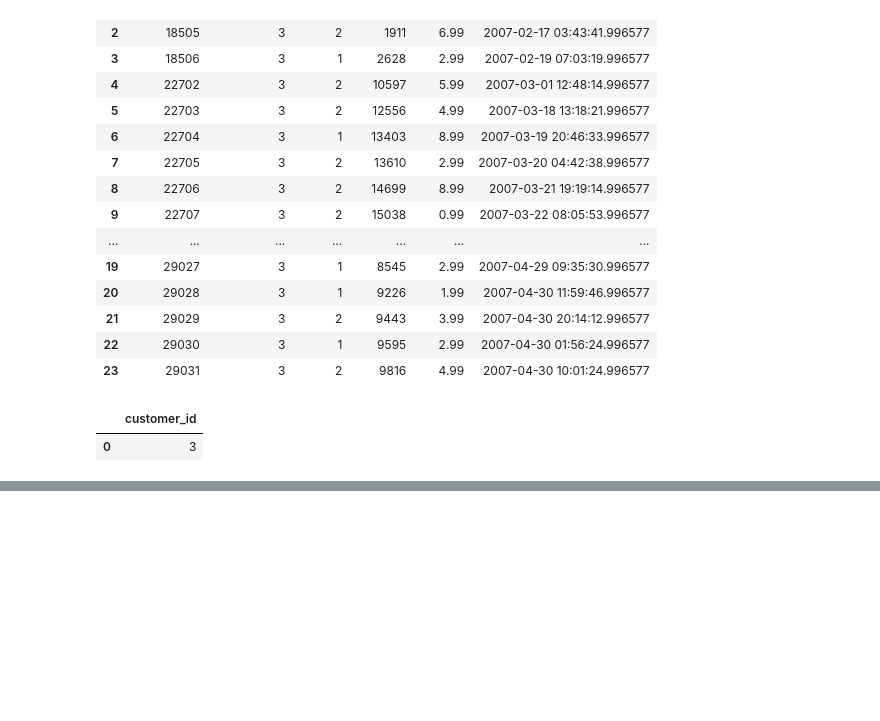
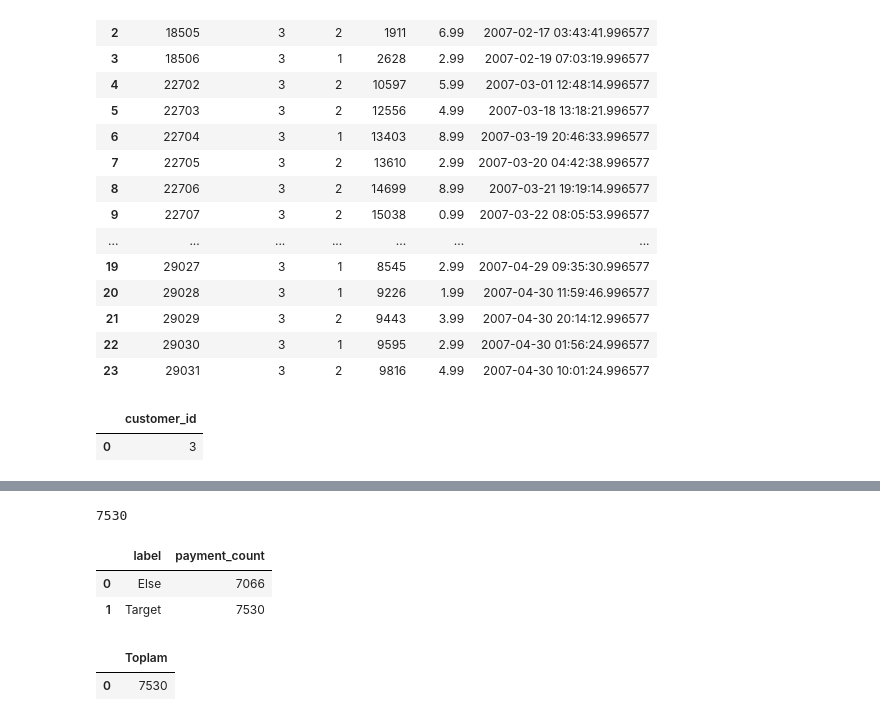
Before and after one commit to bayraktarengin/eurotech_ds, a Jupyter notebook: dvd.ipynb, the cells around one changed output, grey strips where cells are left out. Drawn from its saved outputs; the diff is of its cells as text; code cells hidden in the pictures; blank space fills up the shorter version.

```diff
--- a/dvd.ipynb
+++ b/dvd.ipynb
@@ -959,0 +1003,53 @@ sqldf(q)
+# %%
+payment["amount"].apply(lambda x: 1 if 0.5<x<4 else 0).sum()
+# %% [output]
+7530
+# %%
+q = """
+
+
+SELECT
+CASE
+WHEN amount BETWEEN 0.5 and 4 THEN 'Target'
+ELSE 'Else'
+END as label,
+COUNT(payment_id) as payment_count
+
+FROM payment
+GROUP BY CASE
+WHEN amount BETWEEN 0.5 and 4 THEN 'Target'
+ELSE 'Else'
+END
+
+
+
+
+"""
+
+sqldf(q)
+# %% [output]
+|  | label | payment_count |
+| 0 | Else | 7066 |
+| 1 | Target | 7530 |
+# %%
+q = """
+
+
+SELECT
+sum(CASE
+WHEN amount BETWEEN 0.5 and 4 THEN 1
+ELSE 0
+END) as Toplam
+
+FROM payment
+
+
+
+
+
+"""
+
+sqldf(q)
+# %% [output]
+|  | Toplam |
+| 0 | 7530 |
```
Also changed, not shown: parts of 16 cells of this notebook.
